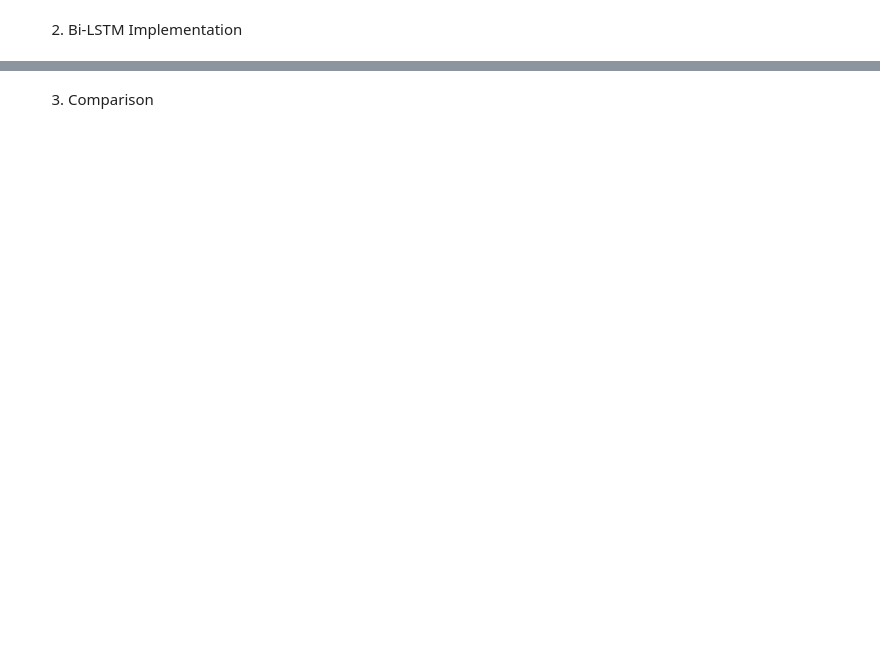
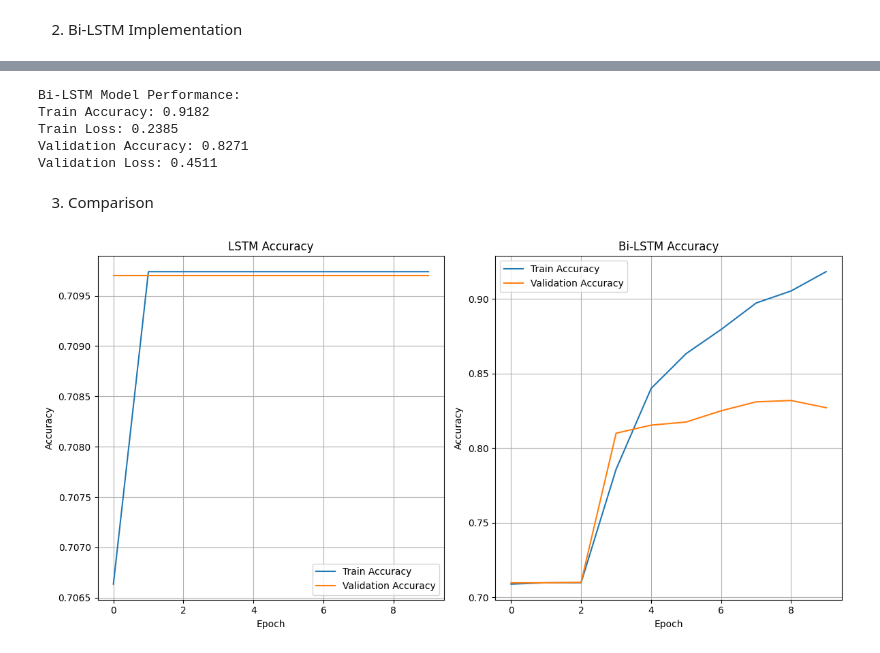
Before and after one commit to DilshanGDT/Learnings-NN_DL_AI, a Jupyter notebook: LSTM & Bi-LSTM/LSTM_Tweets (1).ipynb, the cells around one changed output, grey strips where cells are left out. Cells and saved outputs as stored; diff of their text form; code cells hidden in the pictures; blank space fills up the shorter version.

```diff
--- a/LSTM & Bi-LSTM/LSTM_Tweets (1).ipynb
+++ b/LSTM & Bi-LSTM/LSTM_Tweets (1).ipynb
@@ -32,8 +32,8 @@ nltk.data.path.append('/kaggle/working/nltk_data')
 english_stops = set(stopwords.words('english'))
 
 # Load dataset
-train_data = pd.read_csv('phm_train.csv')  # Update path
-test_data = pd.read_csv('phm_test.csv')    # Update path
+train_data = pd.read_csv('phm_train.csv')
+test_data = pd.read_csv('phm_test.csv')
 
 # Preprocessing function
 def load_dataset(data):
@@ -46,10 +46,6 @@ def load_dataset(data):
 
     # Remove stopwords and convert to lowercase
     x_data = x_data.apply(lambda review: [w.lower() for w in review.split() if w.lower() not in english_stops])
-
-    # Encode sentiment labels
-    # y_data = y_data.replace('positive', 1)
-    # y_data = y_data.replace('negative', 0).infer_objects(copy=False)
 
     return x_data, y_data
 
@@ -80,7 +76,7 @@ LSTM_model.add(Dense(1, activation='sigmoid'))
 LSTM_model.compile(loss='binary_crossentropy', optimizer=Adam(learning_rate=0.0001), metrics=['accuracy'])
 
 # Train the LSTM_model
-LSTM_model.fit(x_train_pad, y_train, epochs=10, batch_size=16, validation_data=(x_test_pad, y_test))
+history_lstm = LSTM_model.fit(x_train_pad, y_train, epochs=10, batch_size=16, validation_data=(x_test_pad, y_test))
 
 # Evaluate on test data
 loss, accuracy = LSTM_model.evaluate(x_test_pad, y_test)
@@ -118,3 +135,0 @@ plt.show()
-# %%
-# Fit histories
-history_lstm = LSTM_model
@@ -127,8 +160,8 @@ nltk.data.path.append('/kaggle/working/nltk_data')
 english_stops = set(stopwords.words('english'))
 
 # Load dataset
-train_data = pd.read_csv('phm_train.csv')  # Update path
-test_data = pd.read_csv('phm_test.csv')    # Update path
+train_data = pd.read_csv('phm_train.csv')
+test_data = pd.read_csv('phm_test.csv')
 
 # Preprocessing function
 def load_dataset(data):
@@ -141,10 +174,6 @@ def load_dataset(data):
 
     # Remove stopwords and convert to lowercase
     x_data = x_data.apply(lambda review: [w.lower() for w in review.split() if w.lower() not in english_stops])
-
-    # Encode sentiment labels
-    # y_data = y_data.replace('positive', 1)
-    # y_data = y_data.replace('negative', 0).infer_objects(copy=False)
 
     return x_data, y_data
 
@@ -167,8 +196,8 @@ x_test_pad = pad_sequences(x_test_seq, maxlen=200, padding='post', truncating='p
 
 # Define the Bi-LSTM model
 BILSTM_model = Sequential()
-BILSTM_model.add(Embedding(input_dim=10000, output_dim=64))  # Increased embedding size
-BILSTM_model.add(Bidirectional(LSTM(64, return_sequences=True)))  # Return full sequence
+BILSTM_model.add(Embedding(input_dim=10000, output_dim=64))
+BILSTM_model.add(Bidirectional(LSTM(64, return_sequences=True)))
 BILSTM_model.add(Dropout(0.5))
 BILSTM_model.add(Bidirectional(LSTM(32)))
 BILSTM_model.add(Dense(1, activation='sigmoid'))
@@ -177,7 +206,7 @@ BILSTM_model.add(Dense(1, activation='sigmoid'))
 BILSTM_model.compile(loss='binary_crossentropy', optimizer=Adam(learning_rate=0.0001), metrics=['accuracy'])
 
 # Train the BILSTM_model
-BILSTM_model.fit(x_train_pad, y_train, epochs=10, batch_size=128, validation_data=(x_test_pad, y_test))
+history_bilstm = BILSTM_model.fit(x_train_pad, y_train, epochs=10, batch_size=128, validation_data=(x_test_pad, y_test))
 
 # Evaluate on test data
 loss, accuracy = BILSTM_model.evaluate(x_test_pad, y_test)
@@ -202,6 +264,21 @@ plt.show()
-# %%
-# Fit histories
-history_bilstm = BILSTM_model
+# %%
+# Bi-LSTM Model Performance
+train_acc_bilstm = history_bilstm.history['accuracy'][-1]
+train_loss_bilstm = history_bilstm.history['loss'][-1]
+val_acc_bilstm = history_bilstm.history['val_accuracy'][-1]
+val_loss_bilstm = history_bilstm.history['val_loss'][-1]
+
+print("\nBi-LSTM Model Performance:")
+print(f"Train Accuracy: {train_acc_bilstm:.4f}")
+print(f"Train Loss: {train_loss_bilstm:.4f}")
+print(f"Validation Accuracy: {val_acc_bilstm:.4f}")
+print(f"Validation Loss: {val_loss_bilstm:.4f}")
+# %% [output]
+Bi-LSTM Model Performance:
+Train Accuracy: 0.9182
+Train Loss: 0.2385
+Validation Accuracy: 0.8271
+Validation Loss: 0.4511
 # %% [markdown]
 3. Comparison
 # %%
@@ -231,3 +308,7 @@ def plot_accuracy(history_lstm, history_bilstm):
 
     plt.tight_layout()
     plt.show()
+# %%
+plot_accuracy(history_lstm, history_bilstm)
+# %% [output]
+[figure, added]
```
Also changed, not shown: parts of 6 cells of this notebook.
